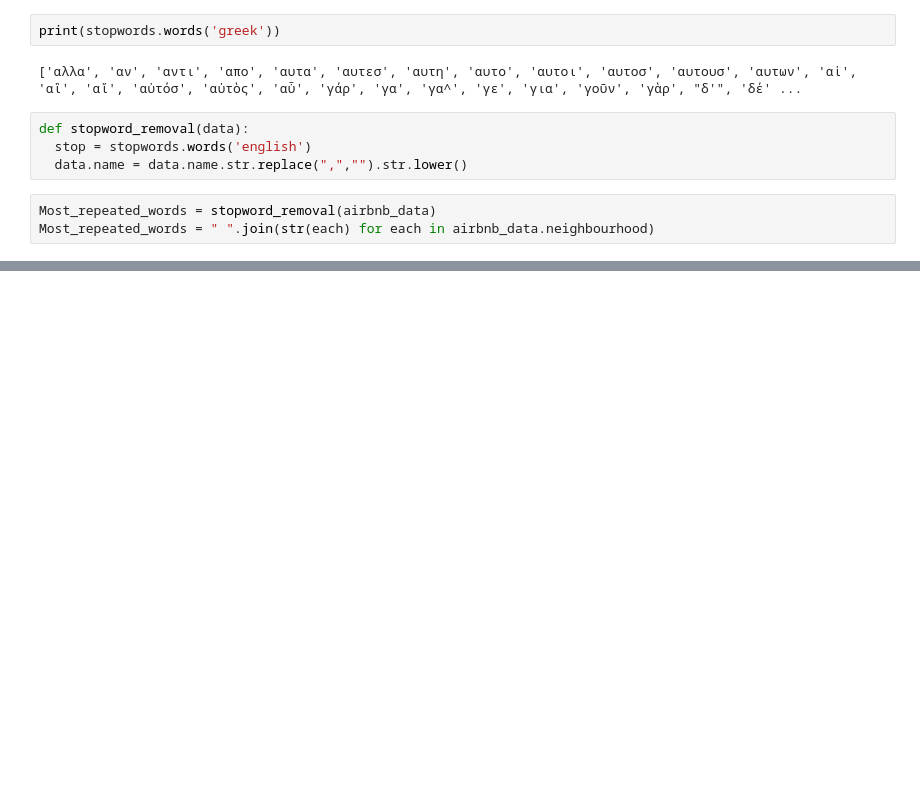
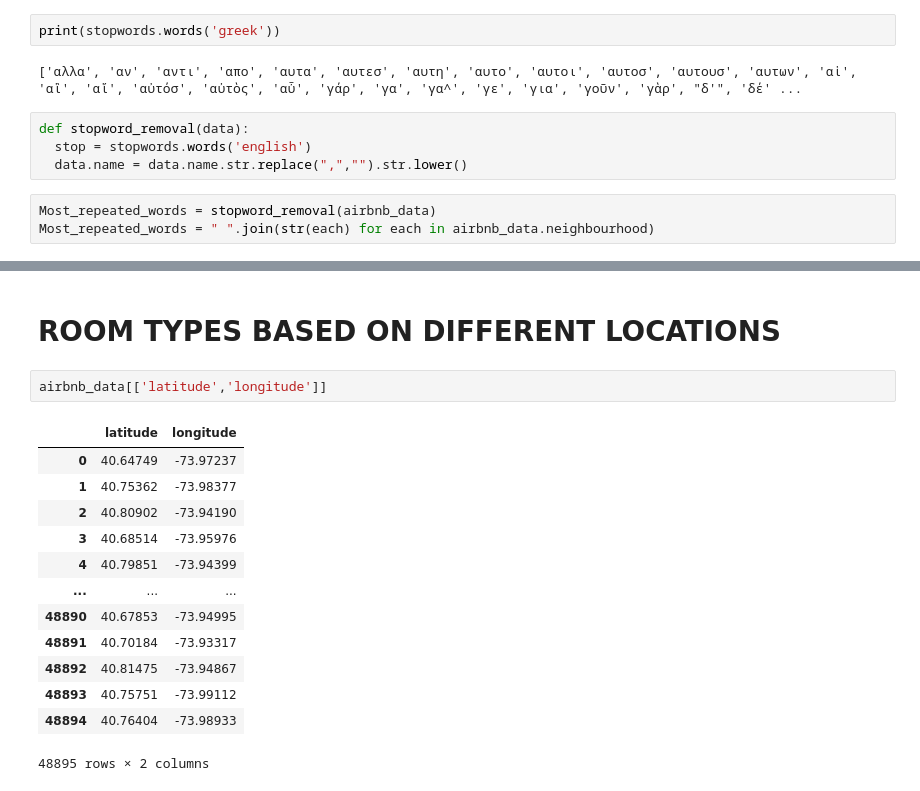
Before and after one commit to Tilak46-R/Airbnb-booking-Analysis, a Jupyter notebook: individual_Airbnb_Booking_Analysis.ipynb, the cells around one changed output, grey strips where cells are left out. Cells and saved outputs as stored; diff of their text form; blank space fills up the shorter version.

```diff
--- a/individual_Airbnb_Booking_Analysis.ipynb
+++ b/individual_Airbnb_Booking_Analysis.ipynb
@@ -207,0 +224,18 @@ host_areas.sort_values(by = 'calculated_host_listings_count', ascending = True)
+# %% [markdown]
+# **ROOM TYPES BASED ON DIFFERENT LOCATIONS**
+# %%
+airbnb_data[['latitude','longitude']]
+# %% [output]
+|  | latitude | longitude |
+| 0 | 40.64749 | -73.97237 |
+| 1 | 40.75362 | -73.98377 |
+| 2 | 40.80902 | -73.94190 |
+| 3 | 40.68514 | -73.95976 |
+| 4 | 40.79851 | -73.94399 |
+| ... | ... | ... |
+| 48890 | 40.67853 | -73.94995 |
+| 48891 | 40.70184 | -73.93317 |
+| 48892 | 40.81475 | -73.94867 |
+| 48893 | 40.75751 | -73.99112 |
+| 48894 | 40.76404 | -73.98933 |
+48895 rows × 2 columns
```
Also changed, not shown: parts of 6 cells of this notebook.
